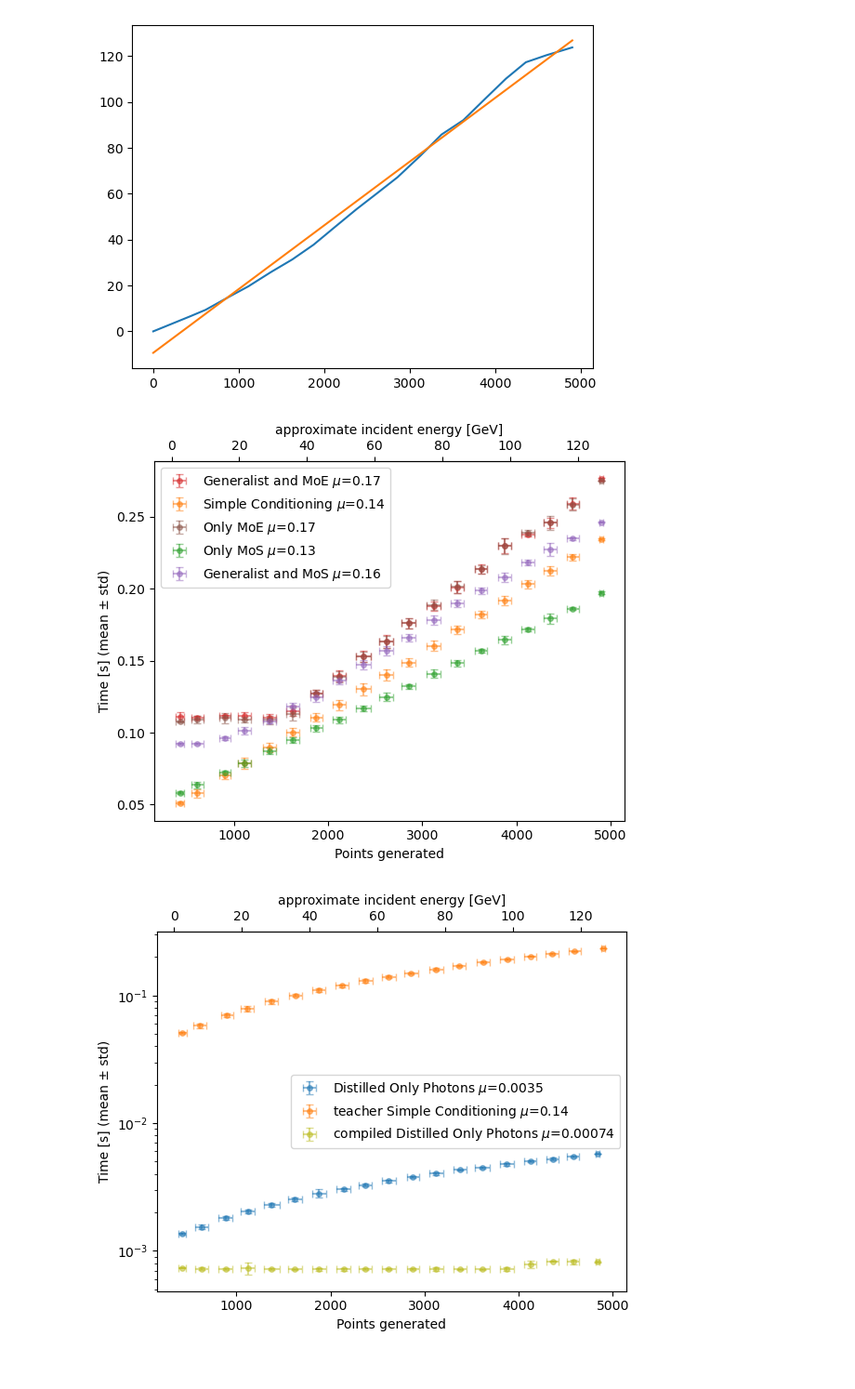
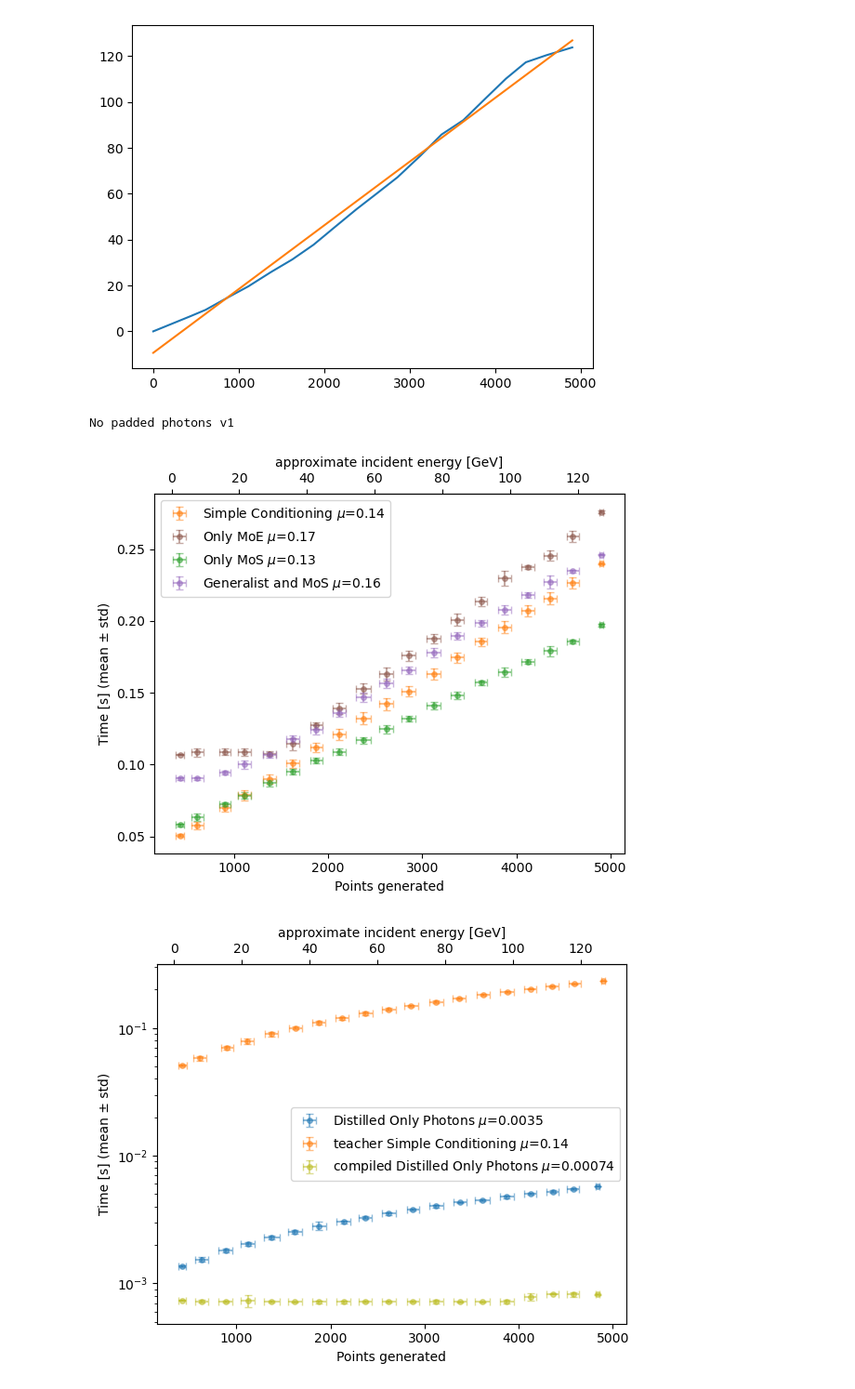
Before and after one commit to HenryDayHall/CaloCloudi, a Jupyter notebook: scripts/check_times.ipynb, the cells around one changed output. Shown at 93% size. Cells and saved outputs as stored; diff of their text form; code cells hidden in the pictures.

```diff
--- a/scripts/check_times.ipynb
+++ b/scripts/check_times.ipynb
@@ -61,11 +61,16 @@ for i in range(len(times)):
     if 'cuda' not in device:
         continue
     tag = configs[i]['timing']['tag'].replace("_", " ")
+    if tag not in colours:
+        print(f"No {tag}")
+        continue
     colour = colours[tag]
     part = configs[i]["timing"]['version']
     if not part == "teacher":
         continue
     name = pretty_names[tag]
+    if "Generalist and MoE" in name:
+        continue
     t = times[i]['times']          # shape (n_points, n_repetitions)
     pts = times[i]['points']       # shape (n_points,)
     bin_indices = np.digitize(pts, points_bin_edges) - 1  # 0-indexed
@@ -89,34 +94,35 @@ for i in range(len(times)):
 
         # y: mean of all time measurements in this bin
         y_mean = np.mean(times_in_bin)
         # y error: standard deviation of all time measurements in this bin
         y_std = np.std(times_in_bin)
 
         bin_centers.append(x_mean)
         bin_xerr.append(x_std)
         bin_mean_times.append(y_mean)
         bin_std_times.append(y_std)
 
     bin_centers = np.array(bin_centers)
     bin_xerr = np.array(bin_xerr)
     bin_mean_times = np.array(bin_mean_times)
     bin_std_times = np.array(bin_std_times)
     name += f" $\\mu$={np.mean(bin_mean_times):.2}"
     ax.errorbar(bin_centers, bin_mean_times, color=colour,
                 xerr=bin_xerr, yerr=bin_std_times,
                 fmt='o', capsize=3, markersize=4, alpha=0.5,
                 label=name)
 ax.set_xlabel('Points generated')
 ax.set_ylabel('Time [s] (mean ± std)')
 #ax.set_title('Timing vs Points (binned)')
 
 secax = ax.secondary_xaxis('top', functions=(fwd, inv))
 secax.set_xlabel("approximate incident energy [GeV]")
 ax.legend()
 plt.tight_layout()
 plt.savefig(os.path.join(img_dir, "Timing_teachers_reg.pdf"))
 # %% [output]
+No padded photons v1
-[figure, old version]
+[figure, new version]
 # %%
 # Use the pre-defined bin edges to cluster points and compute binned statistics
 
```
Also changed, not shown: 6 other files.
